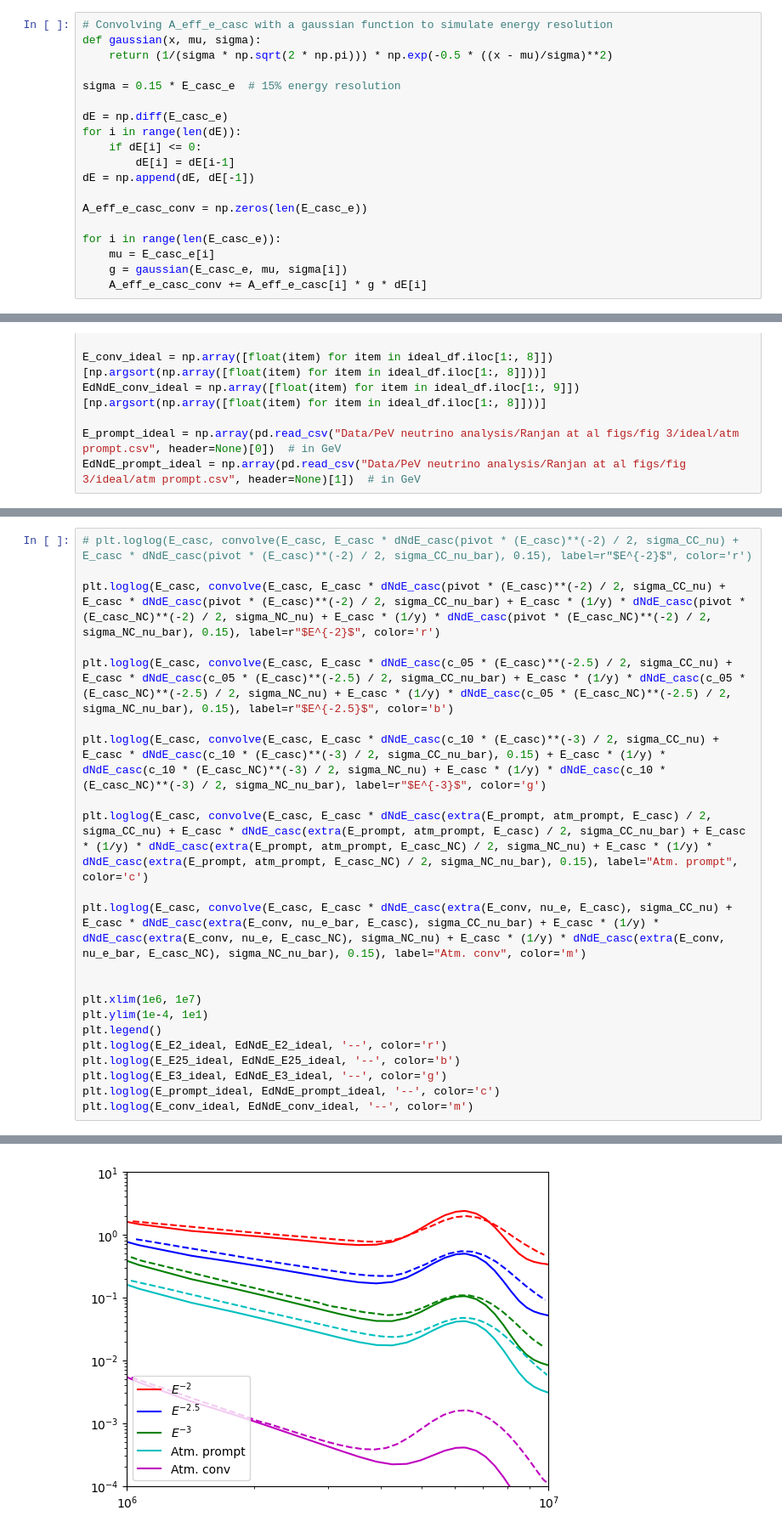
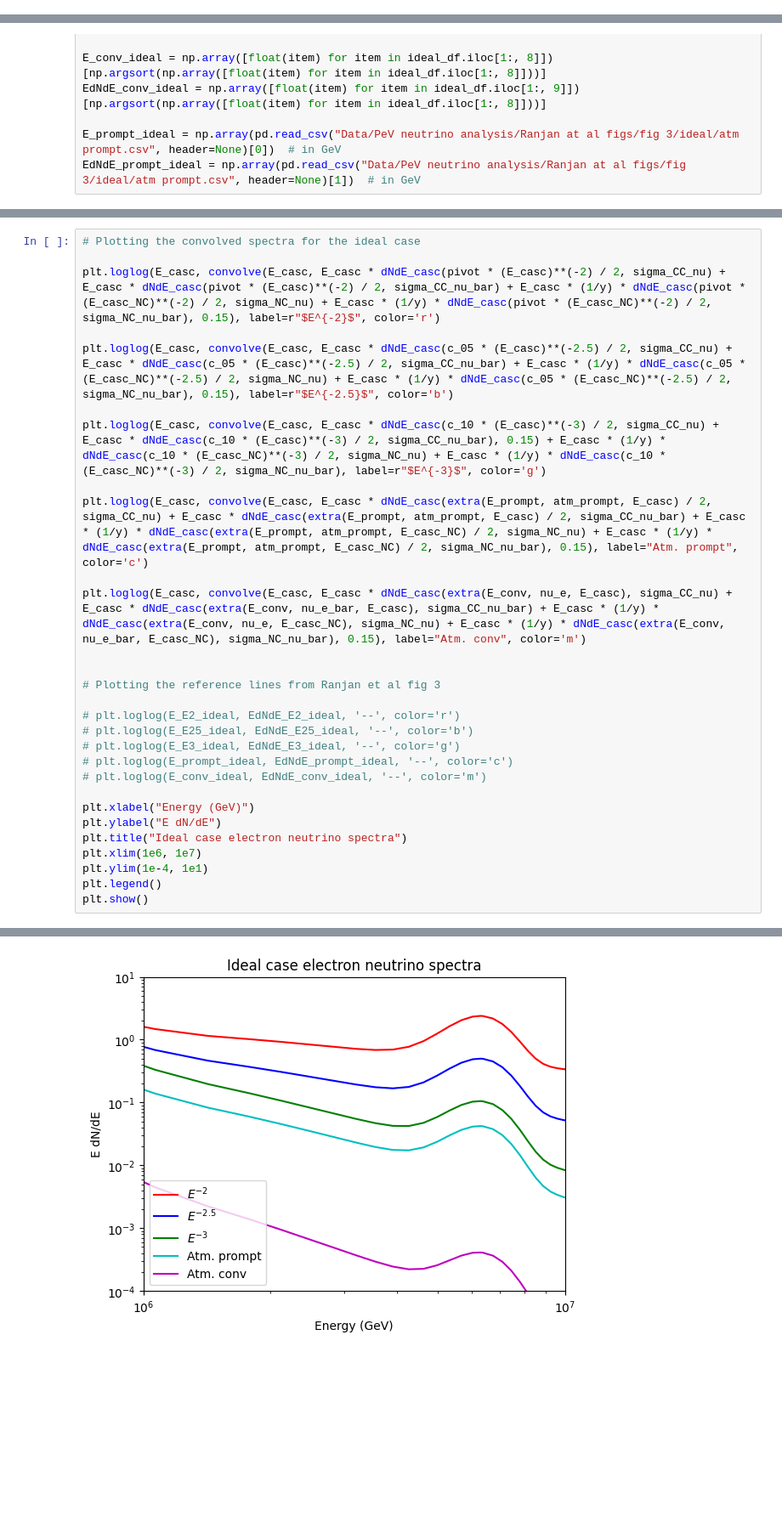
Before and after one commit to Booritth-Balaji/Neutrino-Research-Thesis, a Jupyter notebook: graph.ipynb, the cells around one changed output, grey strips where cells are left out. Shown at 85% size. Saved outputs shown, nothing was run; the diff lists cells and outputs as text; blank space fills up the shorter version.

```diff
--- a/graph.ipynb
+++ b/graph.ipynb
@@ -196,22 +195,3 @@ A_eff_e_casc = np.array(A_eff_e[1]) * 10000  # in cm^2
-# %%
-# Convolving A_eff_e_casc with a gaussian function to simulate energy resolution
-def gaussian(x, mu, sigma):
-    return (1/(sigma * np.sqrt(2 * np.pi))) * np.exp(-0.5 * ((x - mu)/sigma)**2)
-
-sigma = 0.15 * E_casc_e  # 15% energy resolution
-
-dE = np.diff(E_casc_e)
-for i in range(len(dE)):
-    if dE[i] <= 0:
-        dE[i] = dE[i-1]
-dE = np.append(dE, dE[-1])
-
-A_eff_e_casc_conv = np.zeros(len(E_casc_e))
-
-for i in range(len(E_casc_e)):
-    mu = E_casc_e[i]
-    g = gaussian(E_casc_e, mu, sigma[i])
-    A_eff_e_casc_conv += A_eff_e_casc[i] * g * dE[i]
 # %%
 # Making a convolution function
 
@@ -464,7 +354,7 @@ def integrand(sigma):
 def dNdE_casc(flux, sigma):
     return 2 * np.pi * rho_ice * N_A * V_ice * T * flux * sigma * integrand(sigma)
 # %%
-# plt.loglog(E_casc, convolve(E_casc, E_casc * dNdE_casc(pivot * (E_casc)**(-2) / 2, sigma_CC_nu) + E_casc * dNdE_casc(pivot * (E_casc)**(-2) / 2, sigma_CC_nu_bar), 0.15), label=r"$E^{-2}$", color='r')
+# Plotting the convolved spectra for the ideal case
 
 plt.loglog(E_casc, convolve(E_casc, E_casc * dNdE_casc(pivot * (E_casc)**(-2) / 2, sigma_CC_nu) + E_casc * dNdE_casc(pivot * (E_casc)**(-2) / 2, sigma_CC_nu_bar) + E_casc * (1/y) * dNdE_casc(pivot * (E_casc_NC)**(-2) / 2, sigma_NC_nu) + E_casc * (1/y) * dNdE_casc(pivot * (E_casc_NC)**(-2) / 2, sigma_NC_nu_bar), 0.15), label=r"$E^{-2}$", color='r')
 
@@ -477,12 +367,19 @@ plt.loglog(E_casc, convolve(E_casc, E_casc * dNdE_casc(extra(E_prompt, atm_promp
 plt.loglog(E_casc, convolve(E_casc, E_casc * dNdE_casc(extra(E_conv, nu_e, E_casc), sigma_CC_nu) + E_casc * dNdE_casc(extra(E_conv, nu_e_bar, E_casc), sigma_CC_nu_bar) + E_casc * (1/y) * dNdE_casc(extra(E_conv, nu_e, E_casc_NC), sigma_NC_nu) + E_casc * (1/y) * dNdE_casc(extra(E_conv, nu_e_bar, E_casc_NC), sigma_NC_nu_bar), 0.15), label="Atm. conv", color='m')
 
 
+# Plotting the reference lines from Ranjan et al fig 3
+
+# plt.loglog(E_E2_ideal, EdNdE_E2_ideal, '--', color='r')
+# plt.loglog(E_E25_ideal, EdNdE_E25_ideal, '--', color='b')
+# plt.loglog(E_E3_ideal, EdNdE_E3_ideal, '--', color='g')
+# plt.loglog(E_prompt_ideal, EdNdE_prompt_ideal, '--', color='c')
+# plt.loglog(E_conv_ideal, EdNdE_conv_ideal, '--', color='m')
+
+plt.xlabel("Energy (GeV)")
+plt.ylabel("E dN/dE")
+plt.title("Ideal case electron neutrino spectra")
 plt.xlim(1e6, 1e7)
 plt.ylim(1e-4, 1e1)
 plt.legend()
-plt.loglog(E_E2_ideal, EdNdE_E2_ideal, '--', color='r')
-plt.loglog(E_E25_ideal, EdNdE_E25_ideal, '--', color='b')
-plt.loglog(E_E3_ideal, EdNdE_E3_ideal, '--', color='g')
-plt.loglog(E_prompt_ideal, EdNdE_prompt_ideal, '--', color='c')
-plt.loglog(E_conv_ideal, EdNdE_conv_ideal, '--', color='m')
+plt.show()
 # %% [output]
@@ -490,4 +386,4 @@ plt.loglog(E_conv_ideal, EdNdE_conv_ideal, '--', color='m')
-[figure, old version]
+[figure, new version]
 # %% [markdown]
 ---
 
```
Also changed, not shown: parts of 29 cells of this notebook, 4 other files.
